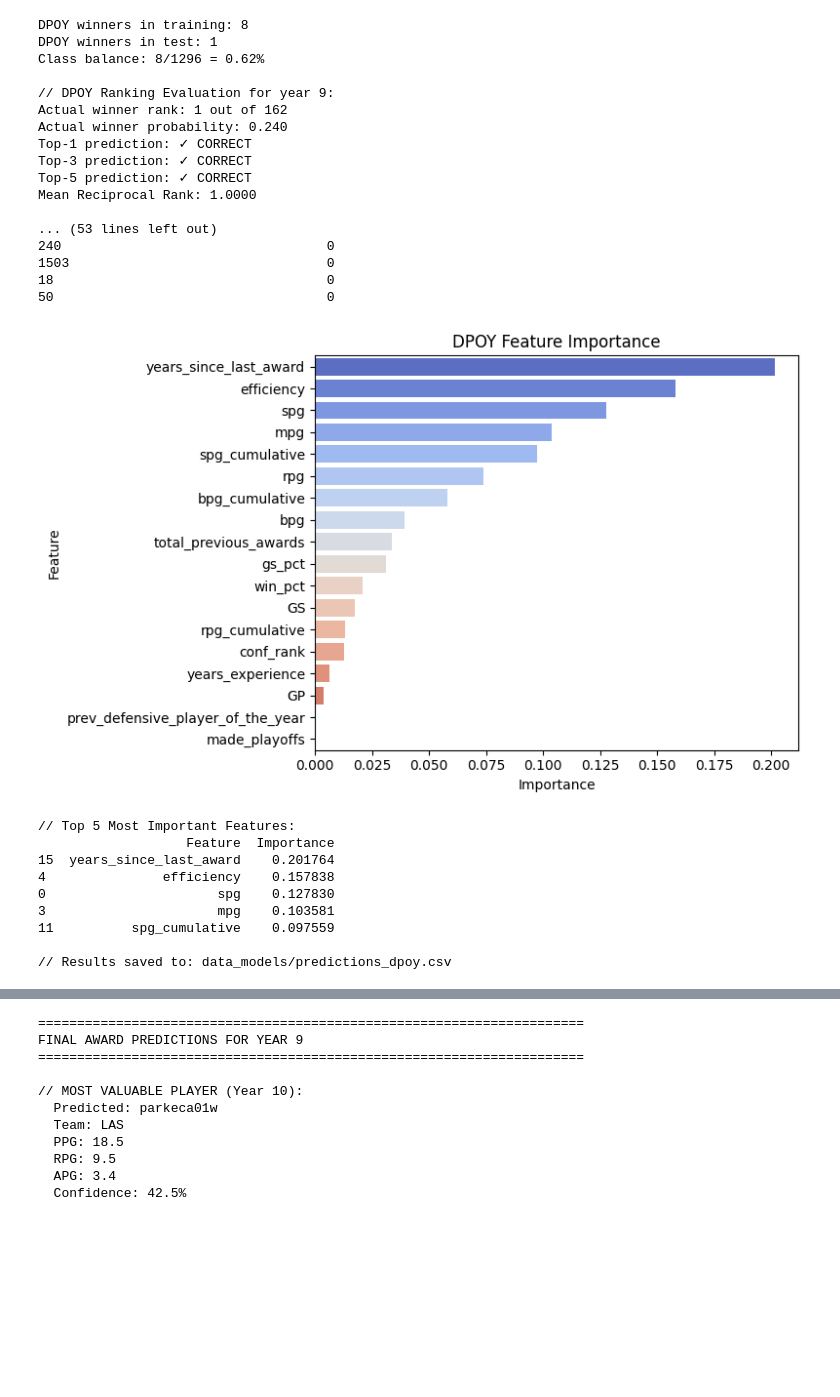
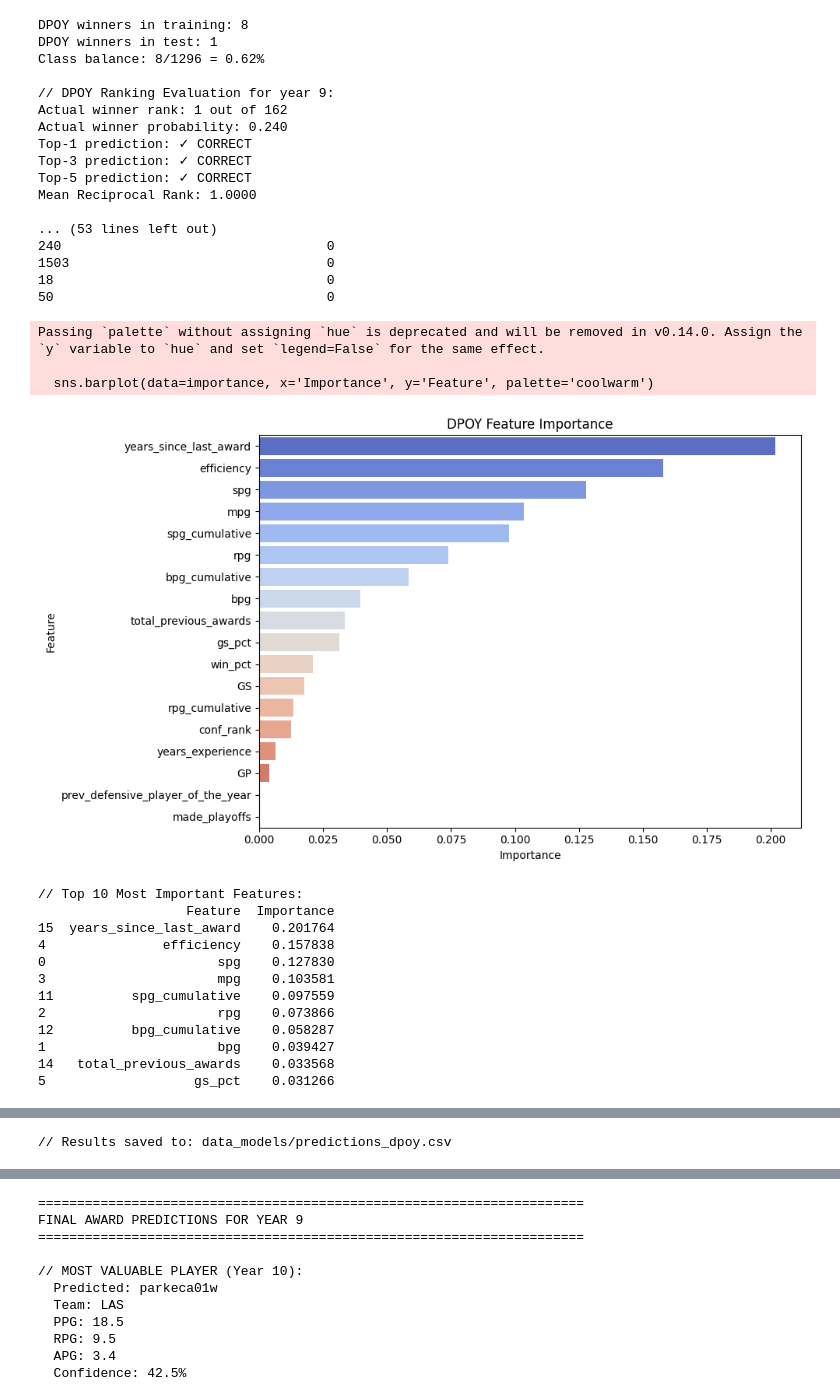
Before and after one commit to torradoov/Data_Mining-WNBA, a Jupyter notebook: 04_05_c).ipynb, the cells around one changed output, grey strips where cells are left out. Cells and saved outputs as stored; diff of their text form; code cells hidden in the pictures; blank space fills up the shorter version.

```diff
--- a/04_05_c).ipynb
+++ b/04_05_c).ipynb
@@ -554,7 +505,7 @@ train_data = player_df[player_df["year"] < target_year]
 test_data = player_df[player_df["year"] == target_year]
 
 # ===============================================================
-# 2️⃣ Features focused on defense (ENHANCED)
+# 2️⃣ Features focused on defense
 # ===============================================================
 features_dpoy = [
     # defensive stats
@@ -565,7 +516,7 @@ features_dpoy = [
     # cumulative defensive prowess
     'spg_cumulative', 'bpg_cumulative', 'rpg_cumulative',
 
-    # award history (DPOY often repeat winners)
+    # award history
     'total_previous_awards', 'years_since_last_award',
     'prev_defensive_player_of_the_year',
 
@@ -641,45 +592,76 @@ importance = pd.DataFrame({
     'Importance': model_dpoy.feature_importances_
 }).sort_values('Importance', ascending=False)
 
-plt.figure(figsize=(8, 5))
-sns.barplot(data=importance, x='Importance', y='Feature', hue='Feature', palette='coolwarm', legend=False)
+plt.figure(figsize=(10, 6))
+sns.barplot(data=importance, x='Importance', y='Feature', palette='coolwarm')
 plt.title('DPOY Feature Importance')
 plt.tight_layout()
 plt.show()
 
-print("\n// Top 5 Most Important Features:")
-print(importance.head())
+print("\n// Top 10 Most Important Features:")
+print(importance.head(10))
+
+# ===============================================================
+# 7️⃣b Additional Visualizations
+# ===============================================================
+plt.figure(figsize=(10, 4))
+plt.subplot(1, 2, 1)
+plt.hist(test_data['dpoy_proba'], bins=20, color='teal', edgecolor='black', alpha=0.7)
+if winner_proba is not None:
+    plt.axvline(winner_proba, color='red', linestyle='--', linewidth=2, label=f'Winner: {winner_proba:.3f}')
+    plt.legend()
+plt.xlabel('Predicted DPOY Probability')
+plt.ylabel('Number of Players')
+plt.title('Probability Distribution')
+plt.grid(alpha=0.3)
+
+plt.subplot(1, 2, 2)
+top_5 = test_data.nsmallest(5, 'dpoy_rank')
+colors = ['red' if pid == actual_winner_id else 'teal' for pid in top_5['playerID']]
+plt.barh(range(len(top_5)), top_5['dpoy_proba'], color=colors, edgecolor='black')
+plt.yticks(range(len(top_5)), [f"#{int(r)}: {pid[:8]}" for r, pid in zip(top_5['dpoy_rank'], top_5['playerID'])])
+plt.xlabel('Predicted Probability')
+plt.title('Top 5 DPOY Candidates')
+plt.grid(alpha=0.3, axis='x')
+plt.tight_layout()
+plt.show()
 
 # ===============================================================
 # 8️⃣ Save predictions
 # ===============================================================
 test_data.to_csv("data_models/predictions_dpoy.csv", index=False)
 print("\n// Results saved to: data_models/predictions_dpoy.csv")
 # %% [output]
 DPOY winners in training: 8
 DPOY winners in test: 1
 Class balance: 8/1296 = 0.62%
 
 // DPOY Ranking Evaluation for year 9:
 Actual winner rank: 1 out of 162
 Actual winner probability: 0.240
 Top-1 prediction: ✓ CORRECT
 Top-3 prediction: ✓ CORRECT
 Top-5 prediction: ✓ CORRECT
 Mean Reciprocal Rank: 1.0000
 
 ... (53 lines left out)
 240                                  0
 1503                                 0
 18                                   0
 50                                   0
+Passing `palette` without assigning `hue` is deprecated and will be removed in v0.14.0. Assign the `y` variable to `hue` and set `legend=False` for the same effect.
+
+  sns.barplot(data=importance, x='Importance', y='Feature', palette='coolwarm')
-[figure, old version]
+[figure, new version]
-// Top 5 Most Important Features:
-                   Feature  Importance
-15  years_since_last_award    0.201764
-4               efficiency    0.157838
-0                      spg    0.127830
-3                      mpg    0.103581
-11          spg_cumulative    0.097559
-
-// Results saved to: data_models/predictions_dpoy.csv
+// Top 10 Most Important Features:
+                   Feature  Importance
+15  years_since_last_award    0.201764
+4               efficiency    0.157838
+0                      spg    0.127830
+3                      mpg    0.103581
+11          spg_cumulative    0.097559
+2                      rpg    0.073866
+12          bpg_cumulative    0.058287
+1                      bpg    0.039427
+14   total_previous_awards    0.033568
+5                   gs_pct    0.031266
@@ -686,3 +669,4 @@ Mean Reciprocal Rank: 1.0000
+// Results saved to: data_models/predictions_dpoy.csv
 # %%
 # ===============================================================
 # 🌟 ROOKIE OF THE YEAR — MODEL & EVALUATION
```
Also changed, not shown: parts of 8 cells of this notebook.
